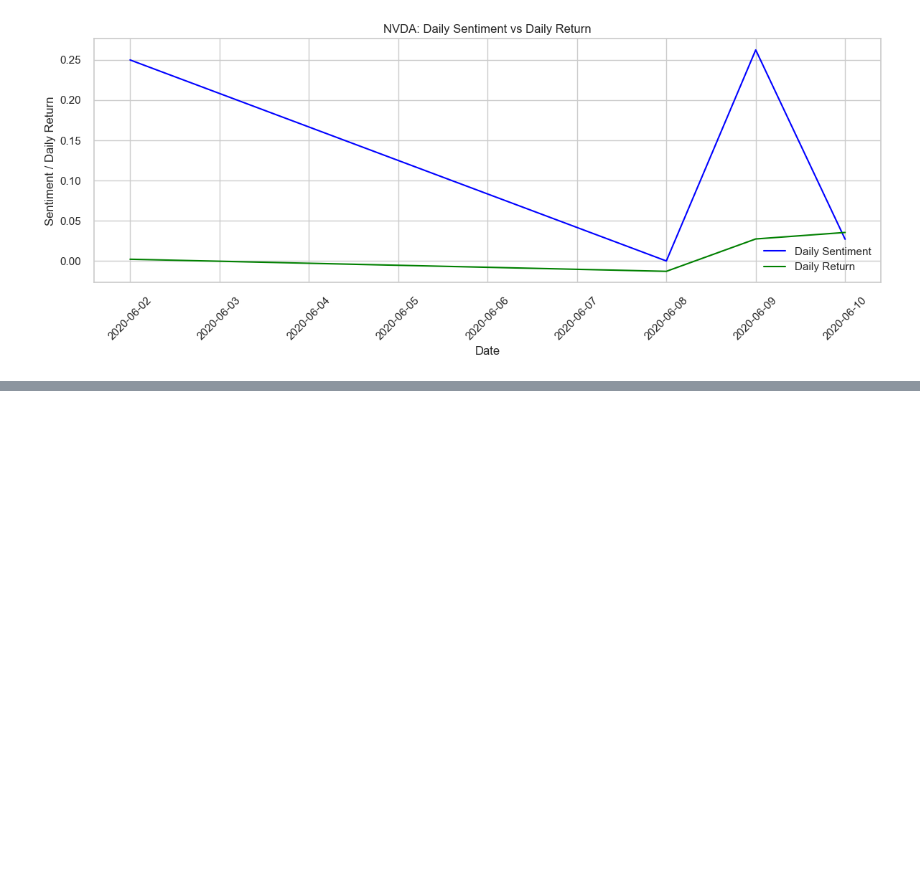
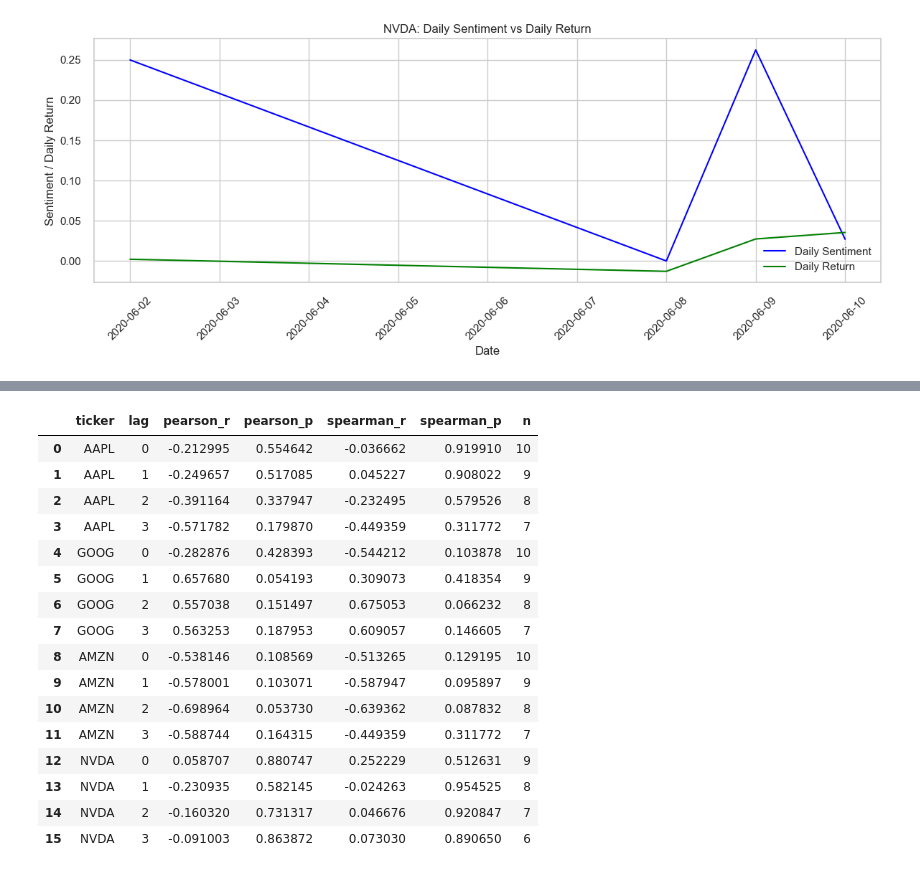
Before and after one commit to Feven777/Predicting_Price_Moves_with_News_Sentiment, a Jupyter notebook: notebooks/stock.ipynb, the cells around one changed output, grey strips where cells are left out. Cells and saved outputs as stored; diff of their text form; code cells hidden in the pictures; blank space fills up the shorter version.

Commit message:
merged correlation

```diff
--- a/notebooks/stock.ipynb
+++ b/notebooks/stock.ipynb
@@ -650,3 +650,8 @@ No news found for META
 No news found for MSFT
 [figure]
 [figure]
+# %%
+display(ratings.head(10))
+for t in ["AAPL","META","GOOG","MSFT","AMZN","NVDA"]:
+    print(t)
+    display(stock_dict[t].head(5))
@@ -652,0 +718,6 @@ No news found for MSFT
+# %%
+print("ratings shape:", ratings.shape)
+print(ratings.isna().sum())
+for t in ["AAPL","META","GOOG","MSFT","AMZN","NVDA"]:
+    print(t, stock_dict[t].shape)
+    print(stock_dict[t].isna().sum())
@@ -652,0 +812,4 @@ No news found for MSFT
+# %%
+for t in ["AAPL","META","GOOG","MSFT","AMZN","NVDA"]:
+    print(t)
+    display(stock_dict[t][['Close','MA20','MA50','RSI14','MACD','MACD_signal','daily_return']].head(5))
@@ -652,0 +900,38 @@ No news found for MSFT
+# %%
+from scipy.stats import pearsonr, spearmanr
+rows = []
+for t in ["AAPL","META","GOOG","MSFT","AMZN","NVDA"]:
+    stock_df = stock_dict[t].copy(); stock_df['date_only'] = stock_df.index.date
+    news_t = ratings[ratings['stock']==t].copy(); news_t['date_only'] = news_t['date'].dt.date
+    merged = pd.merge(news_t[['date_only','sentiment']], stock_df[['date_only','daily_return']], on='date_only', how='inner')
+    if merged.empty:
+        continue
+    for lag in range(0,4):
+        merged['sent_lag'] = merged['sentiment'].shift(lag)
+        mask = merged['sent_lag'].notna() & merged['daily_return'].notna()
+        if mask.sum() < 3:
+            rows.append([t,lag,np.nan,np.nan,np.nan,np.nan,mask.sum()])
+        else:
+            pr, pp = pearsonr(merged.loc[mask,'sent_lag'], merged.loc[mask,'daily_return'])
+            sr, sp = spearmanr(merged.loc[mask,'sent_lag'], merged.loc[mask,'daily_return'])
+            rows.append([t,lag,pr,pp,sr,sp,mask.sum()])
+corr_df = pd.DataFrame(rows, columns=['ticker','lag','pearson_r','pearson_p','spearman_r','spearman_p','n'])
+corr_df
+# %% [output]
+|  | ticker | lag | pearson_r | pearson_p | spearman_r | spearman_p | n |
+| 0 | AAPL | 0 | -0.212995 | 0.554642 | -0.036662 | 0.919910 | 10 |
+| 1 | AAPL | 1 | -0.249657 | 0.517085 | 0.045227 | 0.908022 | 9 |
+| 2 | AAPL | 2 | -0.391164 | 0.337947 | -0.232495 | 0.579526 | 8 |
+| 3 | AAPL | 3 | -0.571782 | 0.179870 | -0.449359 | 0.311772 | 7 |
+| 4 | GOOG | 0 | -0.282876 | 0.428393 | -0.544212 | 0.103878 | 10 |
+| 5 | GOOG | 1 | 0.657680 | 0.054193 | 0.309073 | 0.418354 | 9 |
+| 6 | GOOG | 2 | 0.557038 | 0.151497 | 0.675053 | 0.066232 | 8 |
+| 7 | GOOG | 3 | 0.563253 | 0.187953 | 0.609057 | 0.146605 | 7 |
+| 8 | AMZN | 0 | -0.538146 | 0.108569 | -0.513265 | 0.129195 | 10 |
+| 9 | AMZN | 1 | -0.578001 | 0.103071 | -0.587947 | 0.095897 | 9 |
+| 10 | AMZN | 2 | -0.698964 | 0.053730 | -0.639362 | 0.087832 | 8 |
+| 11 | AMZN | 3 | -0.588744 | 0.164315 | -0.449359 | 0.311772 | 7 |
+| 12 | NVDA | 0 | 0.058707 | 0.880747 | 0.252229 | 0.512631 | 9 |
+| 13 | NVDA | 1 | -0.230935 | 0.582145 | -0.024263 | 0.954525 | 8 |
+| 14 | NVDA | 2 | -0.160320 | 0.731317 | 0.046676 | 0.920847 | 7 |
+| 15 | NVDA | 3 | -0.091003 | 0.863872 | 0.073030 | 0.890650 | 6 |
```
Also changed, not shown: parts of 9 cells of this notebook.
